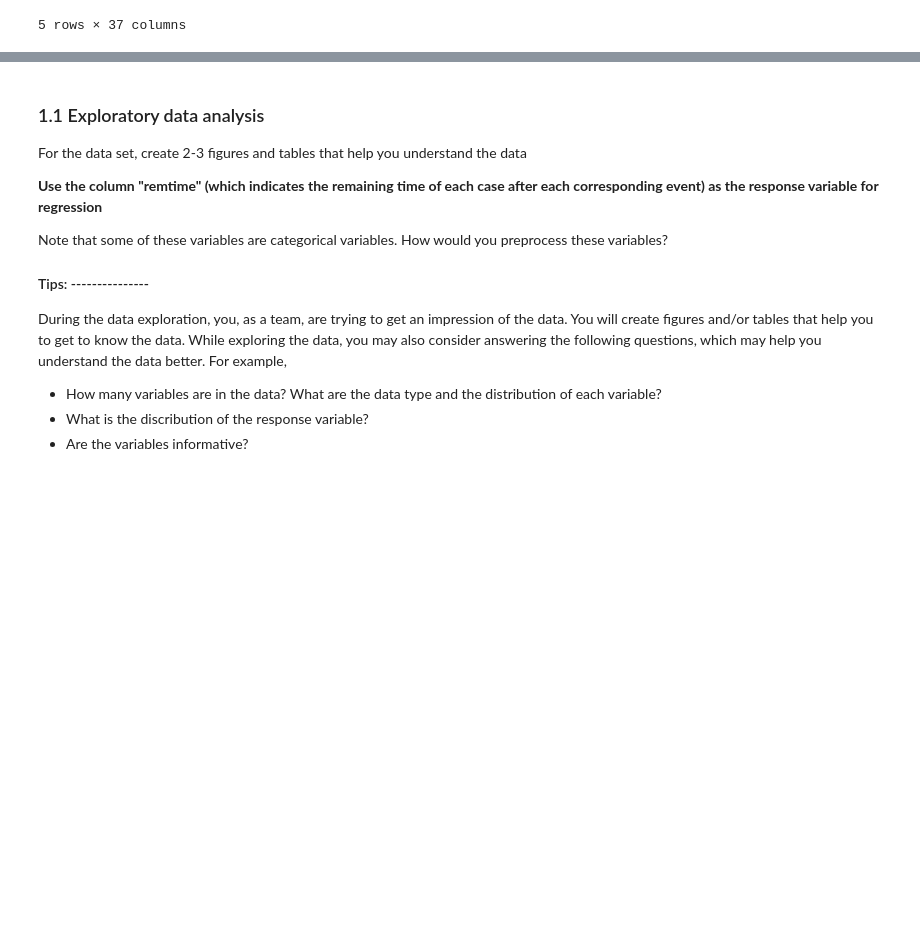
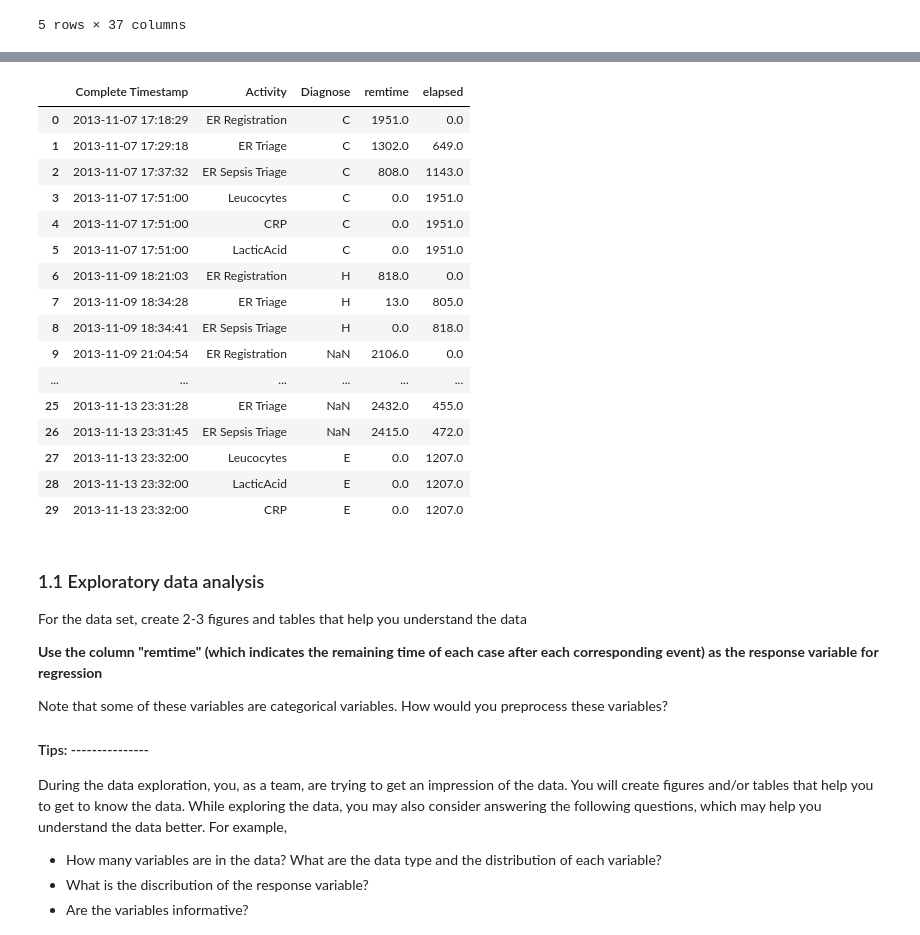
Before and after one commit to MacSuperior/APML-2, a Jupyter notebook: liam-exploration.ipynb, the cells around one changed output, grey strips where cells are left out. Cells and saved outputs as stored; diff of their text form; code cells hidden in the pictures; blank space fills up the shorter version.

Commit message:
Sort by timestamps and exploratory analysis started

```diff
--- a/liam-exploration.ipynb
+++ b/liam-exploration.ipynb
@@ -101,4 +101,6 @@ data_sepsis.head()
 | 3 | 1.0 | 1.0 | 1.0 | 1.0 | 1.0 | ... |
 | 4 | 1.0 | 1.0 | 1.0 | 1.0 | 1.0 | ... |
 5 rows × 37 columns
+# %%
+data_sepsis['Complete Timestamp'] = pd.to_datetime(data_sepsis['Complete Timestamp'])
 # %%
@@ -123 +125,4 @@ dtypes: float64(29), int64(3), object(5)
 memory usage: 1.5+ MB
+# %%
+df_sorted = data_sepsis.sort_values(by="Complete Timestamp")
+df_sorted.reset_index(inplace=True, drop=True)
@@ -124,3 +143,23 @@ memory usage: 1.5+ MB
+# %%
+df_sorted[["Complete Timestamp", "Activity", "Diagnose", "remtime", "elapsed"]].head(30)
+# %% [output]
+|  | Complete Timestamp | Activity | Diagnose | remtime | elapsed |
+| 0 | 2013-11-07 17:18:29 | ER Registration | C | 1951.0 | 0.0 |
+| 1 | 2013-11-07 17:29:18 | ER Triage | C | 1302.0 | 649.0 |
+| 2 | 2013-11-07 17:37:32 | ER Sepsis Triage | C | 808.0 | 1143.0 |
+| 3 | 2013-11-07 17:51:00 | Leucocytes | C | 0.0 | 1951.0 |
+| 4 | 2013-11-07 17:51:00 | CRP | C | 0.0 | 1951.0 |
+| 5 | 2013-11-07 17:51:00 | LacticAcid | C | 0.0 | 1951.0 |
+| 6 | 2013-11-09 18:21:03 | ER Registration | H | 818.0 | 0.0 |
+| 7 | 2013-11-09 18:34:28 | ER Triage | H | 13.0 | 805.0 |
+| 8 | 2013-11-09 18:34:41 | ER Sepsis Triage | H | 0.0 | 818.0 |
+| 9 | 2013-11-09 21:04:54 | ER Registration | NaN | 2106.0 | 0.0 |
+| ... | ... | ... | ... | ... | ... |
+| 25 | 2013-11-13 23:31:28 | ER Triage | NaN | 2432.0 | 455.0 |
+| 26 | 2013-11-13 23:31:45 | ER Sepsis Triage | NaN | 2415.0 | 472.0 |
+| 27 | 2013-11-13 23:32:00 | Leucocytes | E | 0.0 | 1207.0 |
+| 28 | 2013-11-13 23:32:00 | LacticAcid | E | 0.0 | 1207.0 |
+| 29 | 2013-11-13 23:32:00 | CRP | E | 0.0 | 1207.0 |
 # %% [markdown]
 
 ### 1.1 Exploratory data analysis
```
Also changed, not shown: parts of 3 cells of this notebook.
